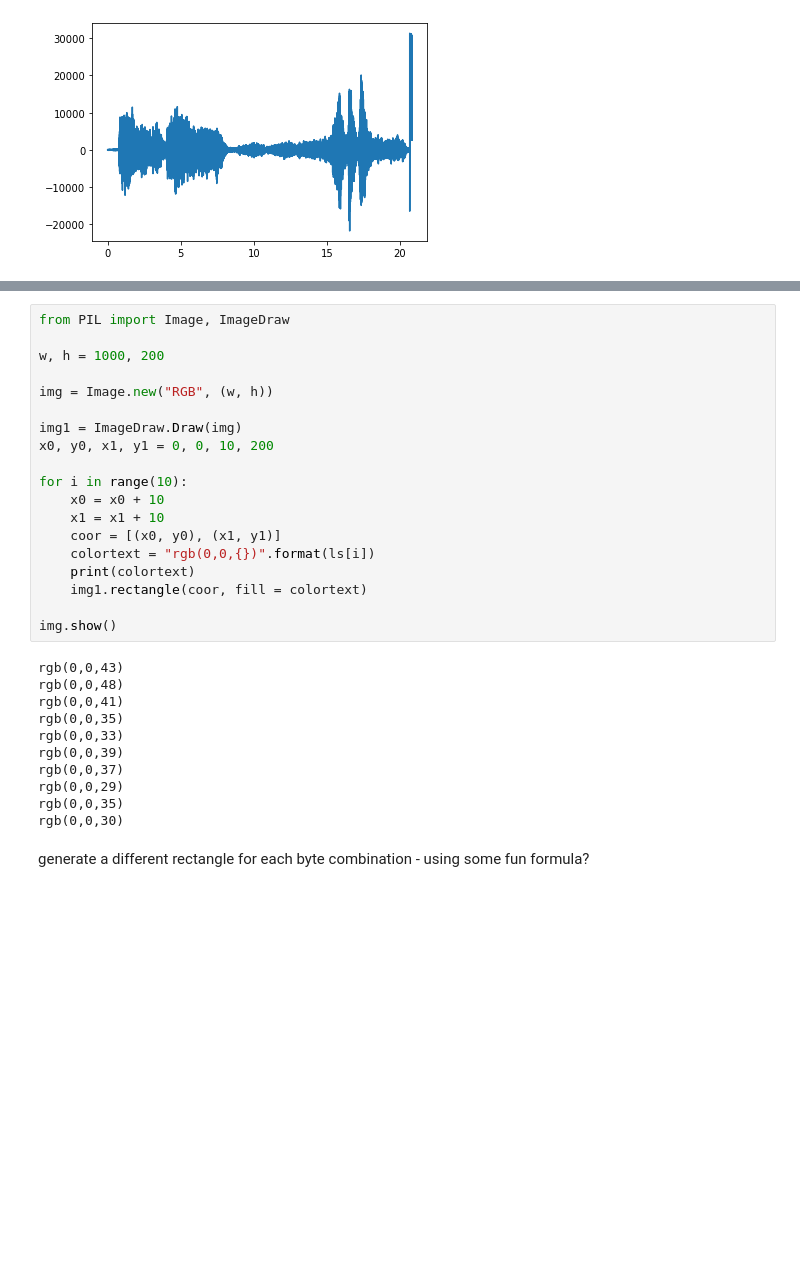
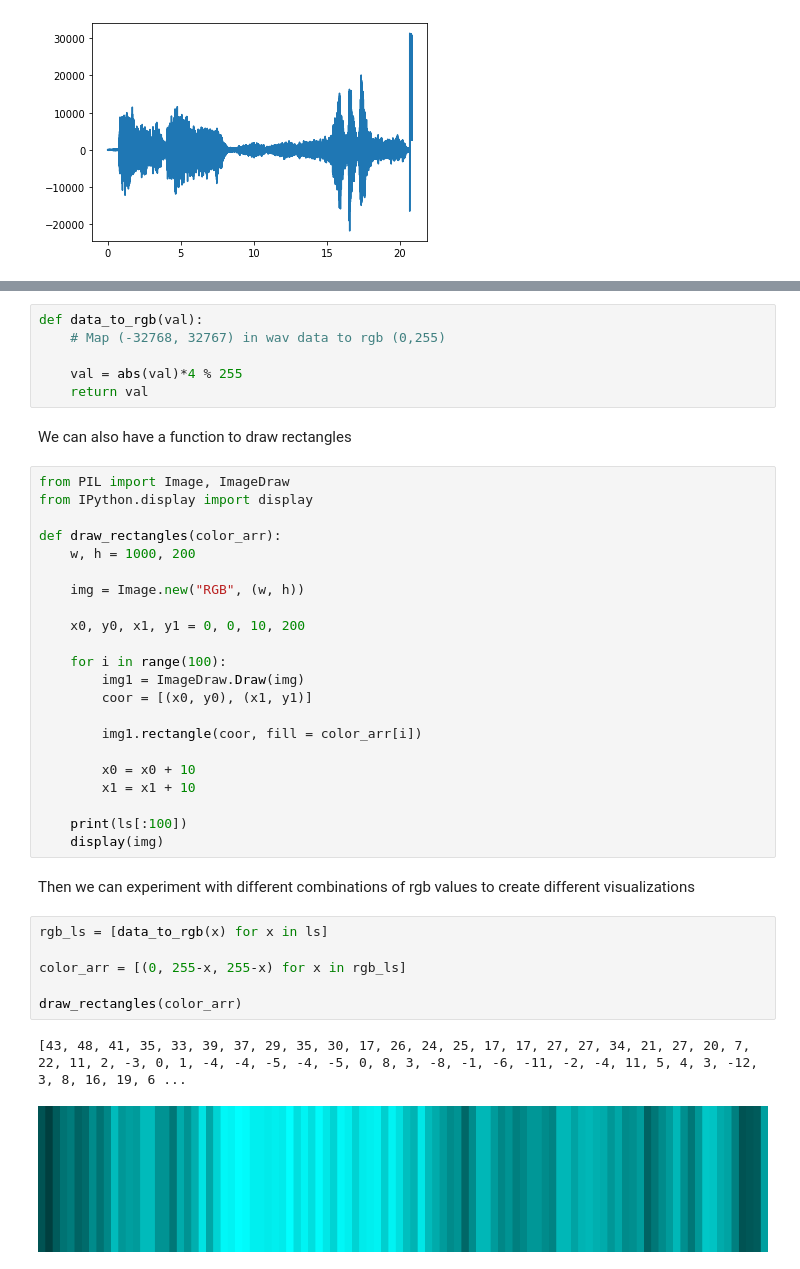
Before and after one commit to The2018/Music_AI, a Jupyter notebook: WAV_visualization.ipynb, the cells around one changed output, grey strips where cells are left out. Drawn from its saved outputs; the diff is of its cells as text; blank space fills up the shorter version.

```diff
--- a/WAV_visualization.ipynb
+++ b/WAV_visualization.ipynb
@@ -55,32 +50,41 @@ plt.show()
+# %%
+def data_to_rgb(val):
+    # Map (-32768, 32767) in wav data to rgb (0,255)
+
+    val = abs(val)*4 % 255
+    return val
+# %% [markdown]
+We can also have a function to draw rectangles
 # %%
 from PIL import Image, ImageDraw
+from IPython.display import display
 
-w, h = 1000, 200
+def draw_rectangles(color_arr):
+    w, h = 1000, 200
 
-img = Image.new("RGB", (w, h))
+    img = Image.new("RGB", (w, h))
 
-img1 = ImageDraw.Draw(img)
-x0, y0, x1, y1 = 0, 0, 10, 200
+    x0, y0, x1, y1 = 0, 0, 10, 200
 
-for i in range(10):
-    x0 = x0 + 10
-    x1 = x1 + 10
-    coor = [(x0, y0), (x1, y1)]
-    colortext = "rgb(0,0,{})".format(ls[i])
-    print(colortext)
-    img1.rectangle(coor, fill = colortext)
+    for i in range(100):
+        img1 = ImageDraw.Draw(img)
+        coor = [(x0, y0), (x1, y1)]
 
-img.show()
+        img1.rectangle(coor, fill = color_arr[i])
+
+        x0 = x0 + 10
+        x1 = x1 + 10
+
+    print(ls[:100])
+    display(img)
-# %% [output]
-rgb(0,0,43)
-rgb(0,0,48)
-rgb(0,0,41)
-rgb(0,0,35)
-rgb(0,0,33)
-rgb(0,0,39)
-rgb(0,0,37)
-rgb(0,0,29)
-rgb(0,0,35)
-rgb(0,0,30)
-# %% [markdown]
-generate a different rectangle for each byte combination - using some fun formula?
+# %% [markdown]
+Then we can experiment with different combinations of rgb values to create different visualizations
+# %%
+rgb_ls = [data_to_rgb(x) for x in ls]
+
+color_arr = [(0, 255-x, 255-x) for x in rgb_ls]
+
+draw_rectangles(color_arr)
+# %% [output]
+[43, 48, 41, 35, 33, 39, 37, 29, 35, 30, 17, 26, 24, 25, 17, 17, 27, 27, 34, 21, 27, 20, 7, 22, 11, 2, -3, 0, 1, -4, -4, -5, -4, -5, 0, 8, 3, -8, -1, -6, -11, -2, -4, 11, 5, 4, 3, -12, 3, 8, 16, 19, 6 ...
+[figure, added]
```
Also changed, not shown: parts of 7 cells of this notebook.
